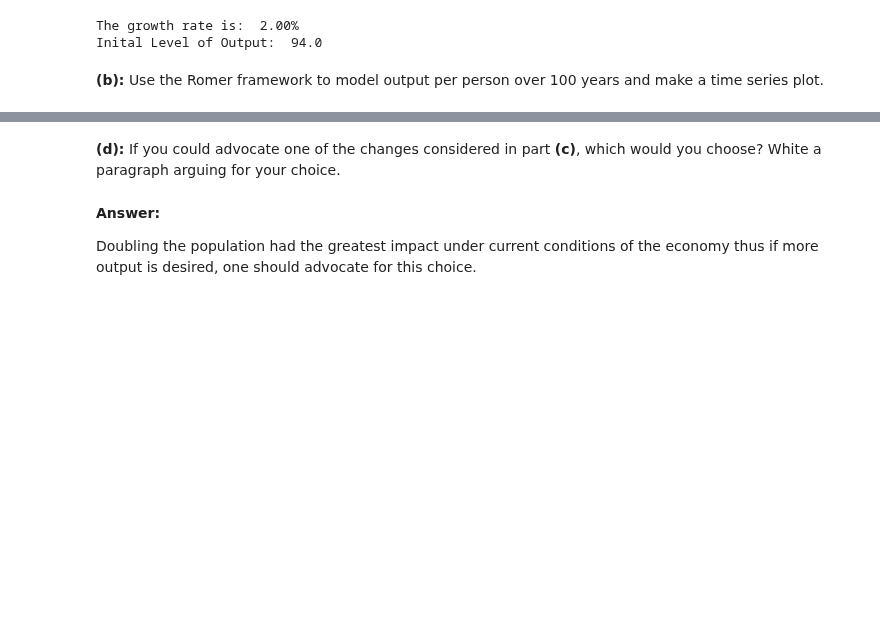
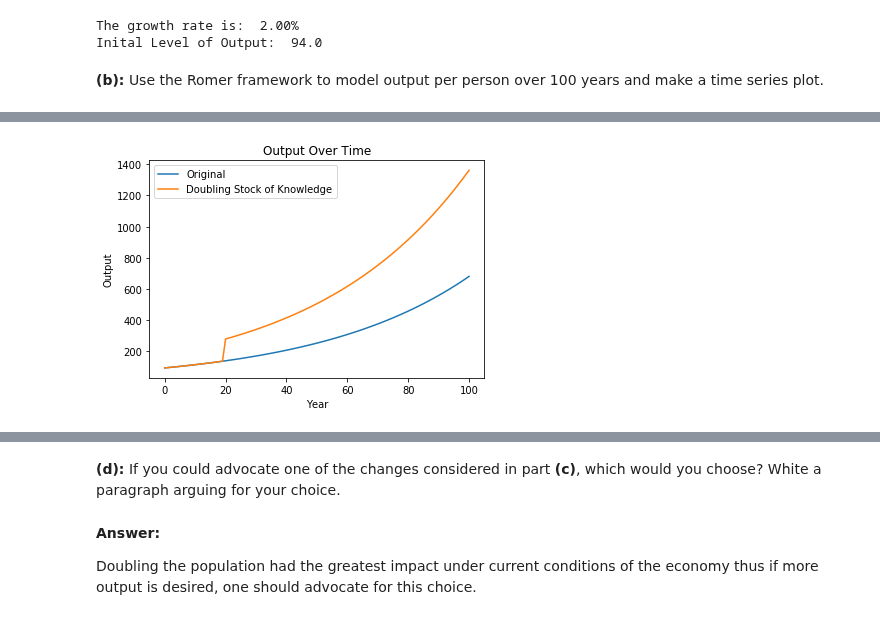
Before and after one commit to dylanjm/econ_381_development, a Jupyter notebook: solution_versions/chapter_06_solutions.ipynb, the cells around one changed output, grey strips where cells are left out. Drawn from its saved outputs; the diff is of its cells as text; code cells hidden in the pictures; blank space fills up the shorter version.

```diff
--- a/solution_versions/chapter_06_solutions.ipynb
+++ b/solution_versions/chapter_06_solutions.ipynb
@@ -205 +237,41 @@ __(c):__ Now add to your plot from part __(b)__ the following changes one at a t
+# %%
+#################################################################################
+# A doubling of inital stock of knowledge at t  = 20
+#################################################################################
+
+output_array4 = np.zeros(101)
+A_new=(A0 * (1+l_bar * L_bar * z_bar) ** 20)*2
+
+for i in range(0, 101):
+    t = i
+    if t < 20:
+        output_array4[i] = output(A0, l_bar, L_bar, t)
+    else:
+        output_array4[i] = output(A_new, l_bar, L_bar, t-20)
+
+
+#################################################################################
+# A doubling of research productivity at t = 60
+#################################################################################
+
+output_array5 = np.zeros(101)
+A60=(A0 * (1+l_bar * L_bar * z_bar) ** 60)
+z_bar = 2/500
+for i in range(0, 101):
+    t = i
+    if t < 60:
+        output_array5[i] = output(A0, l_bar, L_bar, t)
+    else:
+        output_array5[i] = output(A60, l_bar, L_bar, t-60)
+
+
+plt.plot(year, output_array3, label = 'Original')
+plt.plot(year, output_array4, label = 'Doubling Stock of Knowledge')
+plt.xlabel('Year')
+plt.ylabel('Output')
+plt.title('Output Over Time')
+plt.legend()
+plt.show()
+# %% [output]
+[figure, added]
 # %%
```
Also changed, not shown: parts of 10 cells of this notebook.
